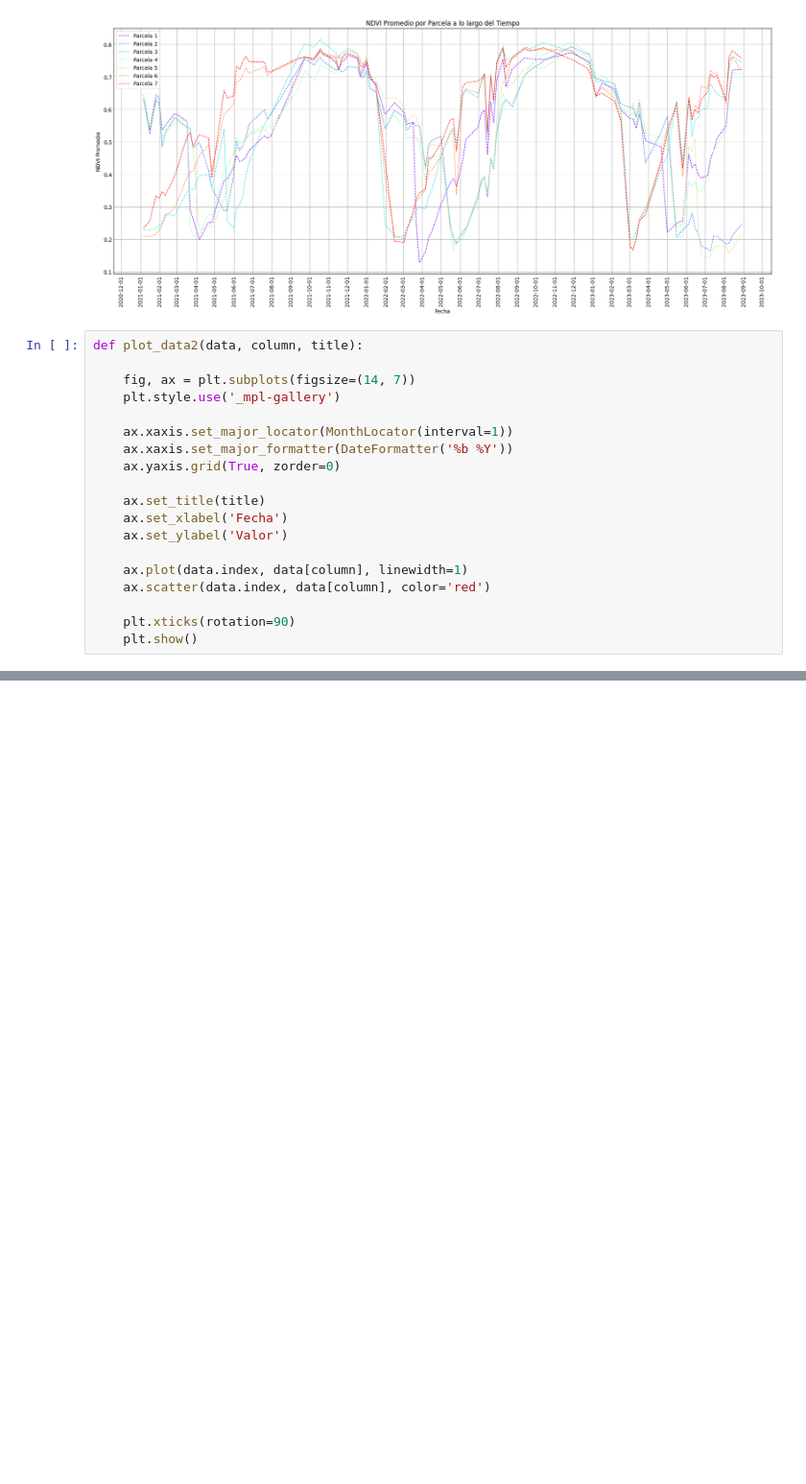
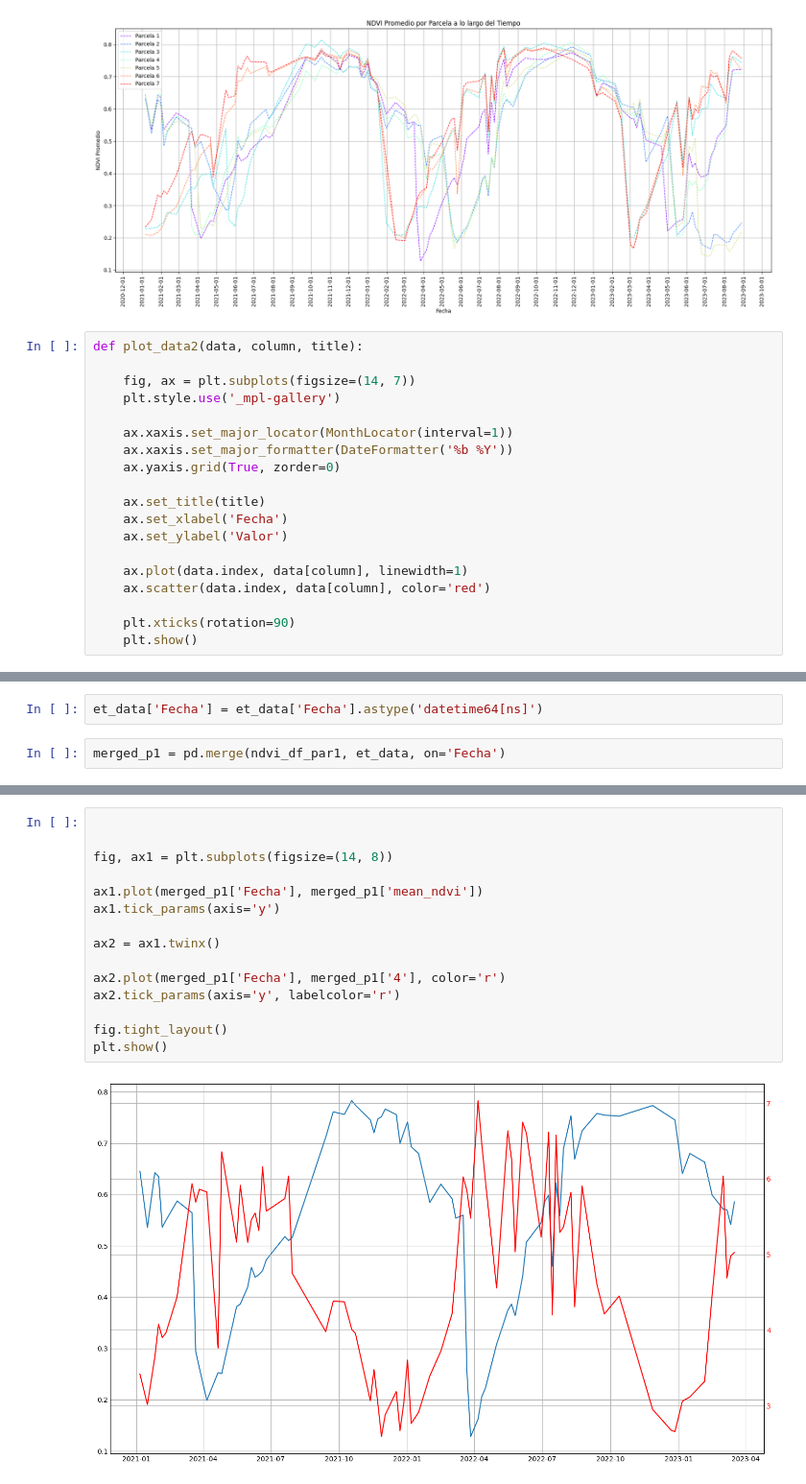
Before and after one commit to VivaldoGP/Tesis-SugarCane, a Jupyter notebook: notebooks/plot_data.ipynb, the cells around one changed output, grey strips where cells are left out. Shown at 96% size. Drawn from its saved outputs; the diff is of its cells as text; blank space fills up the shorter version.

```diff
--- a/notebooks/plot_data.ipynb
+++ b/notebooks/plot_data.ipynb
@@ -247,0 +258,4 @@ plot_data(ndvi_df_par5, columns=['Fecha', 'mean_ndvi'], title='')
+# %%
+et_data['Fecha'] = et_data['Fecha'].astype('datetime64[ns]')
+# %%
+merged_p1 = pd.merge(ndvi_df_par1, et_data, on='Fecha')
@@ -247,0 +278,17 @@ plot_data(ndvi_df_par5, columns=['Fecha', 'mean_ndvi'], title='')
+# %%
+
+
+fig, ax1 = plt.subplots(figsize=(14, 8))
+
+ax1.plot(merged_p1['Fecha'], merged_p1['mean_ndvi'])
+ax1.tick_params(axis='y')
+
+ax2 = ax1.twinx()
+
+ax2.plot(merged_p1['Fecha'], merged_p1['4'], color='r')
+ax2.tick_params(axis='y', labelcolor='r')
+
+fig.tight_layout()
+plt.show()
+# %% [output]
+[figure, added]
```
Also changed, not shown: parts of 27 cells of this notebook.
